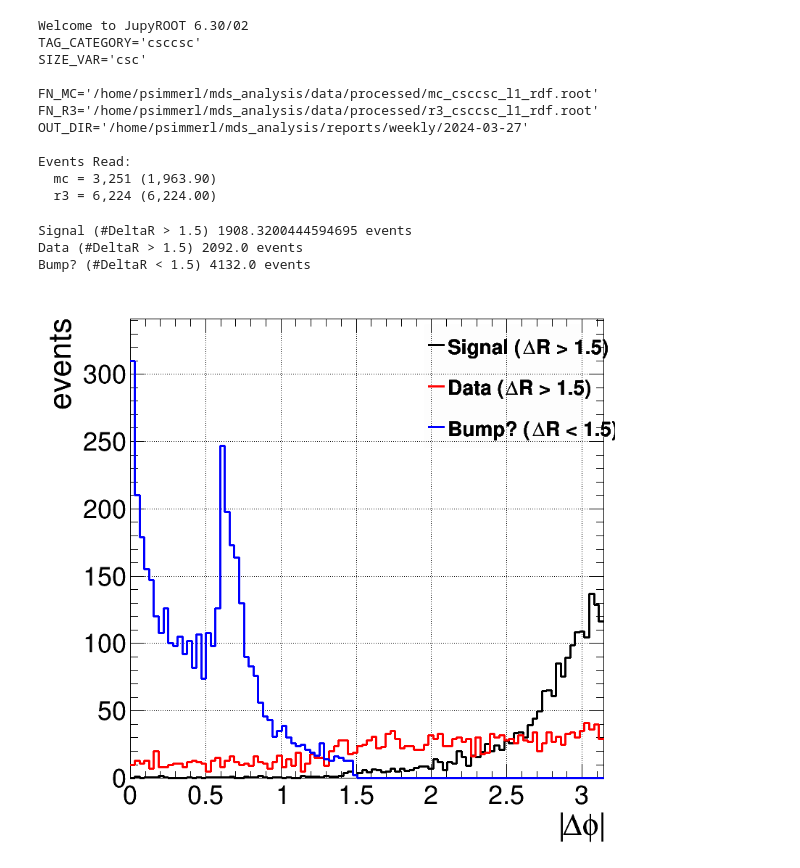
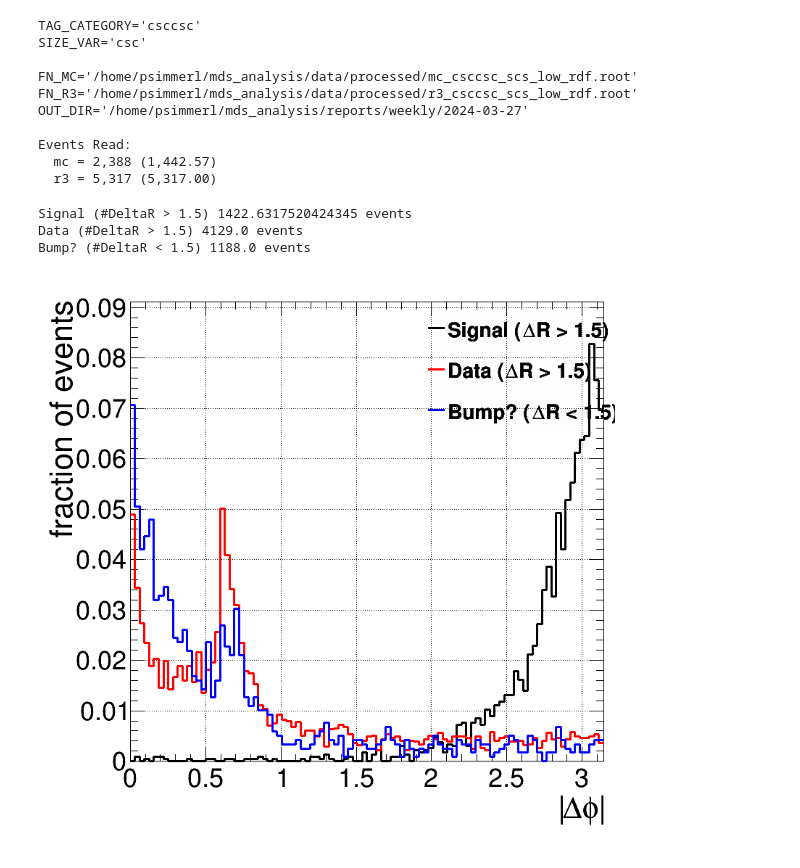
Before and after one commit to cms-lpc-llp/mds_analysis, a Jupyter notebook: notebooks/csccsc_dphi_bump.ipynb, the cells around one changed output. Cells and saved outputs as stored; diff of their text form; code cells hidden in the pictures.

```diff
--- a/notebooks/csccsc_dphi_bump.ipynb
+++ b/notebooks/csccsc_dphi_bump.ipynb
@@ -65,8 +65,8 @@ FN_R3 = f'{DATA_DIR}/processed/r3_{TAG_CATEGORY}_scs_low_rdf.root'
 # FN_MC = f'{DATA_DIR}/processed/mc_{TAG_CATEGORY}OOT_l1_rdf.root'
 # FN_R3 = f'{DATA_DIR}/processed/r3_{TAG_CATEGORY}OOT_l1_rdf.root'
 
-FN_MC = f'{DATA_DIR}/processed/mc_{TAG_CATEGORY}_l1_rdf.root'
-FN_R3 = f'{DATA_DIR}/processed/r3_{TAG_CATEGORY}_l1_rdf.root'
+# FN_MC = f'{DATA_DIR}/processed/mc_{TAG_CATEGORY}_l1_rdf.root'
+# FN_R3 = f'{DATA_DIR}/processed/r3_{TAG_CATEGORY}_l1_rdf.root'
 
 
 # **************** #
@@ -94,26 +94,28 @@ for key, rdf in rdfs.items():
     if SIZE_VAR == 'csc':
         rdf = rdf.Alias('tag_size', 'csc1Size')
         rdf = rdf.Alias('tag_ctau', 'csc1CTau')
+        rdf = rdf.Define('tag_dT', 'abs(csc0TimeWeighted - csc1TimeWeighted)')
+        # rdf = rdf.Define('tag_dT', 'csc0TimeWeighted - csc1TimeWeighted')
     elif SIZE_VAR == 'dt':
         rdf = rdf.Alias('tag_size', 'dtSize')
         rdf = rdf.Alias('tag_ctau', 'dtCTau')
+        rdf = rdf.Define('tag_dT', 'abs(cscTimeWeighted - dt_match_RPCBx_dPhi0p5)')
 
     count, weight = rdf.Count().GetValue(), rdf.Sum('weight').GetValue()
     print(f'  {key} = {count:,} ({weight:,.2f})')
 
     rdfs[key] = rdf
 # %% [output]
-Welcome to JupyROOT 6.30/02
 TAG_CATEGORY='csccsc'
 SIZE_VAR='csc'
 
-FN_MC='/home/psimmerl/mds_analysis/data/processed/mc_csccsc_l1_rdf.root'
-FN_R3='/home/psimmerl/mds_analysis/data/processed/r3_csccsc_l1_rdf.root'
+FN_MC='/home/psimmerl/mds_analysis/data/processed/mc_csccsc_scs_low_rdf.root'
+FN_R3='/home/psimmerl/mds_analysis/data/processed/r3_csccsc_scs_low_rdf.root'
 OUT_DIR='/home/psimmerl/mds_analysis/reports/weekly/2024-03-27'
 
 Events Read:
-  mc = 3,251 (1,963.90)
-  r3 = 6,224 (6,224.00)
+  mc = 2,388 (1,442.57)
+  r3 = 5,317 (5,317.00)
 # %%
 canvas = TCanvas('','',800,800)
 canvas.SetGrid()
@@ -133,30 +135,31 @@ form =(txy_label,100,0,np.pi)
 
 # **** #
 
-# no cut
-# Signal 1442.5667192685069 events
-# Data 5317.0 events
+dphi_cut = '1.0 < tag_dPhi'
+bump_cut = '(0.55 < tag_dPhi) && (tag_dPhi < 0.8)'
+# bump_cut = 'tag_dR < 1'
 
-dphi_cut = '1.0 < tag_dPhi'
-# Signal 1430.4849209496751 events
-# Data 1578.0 events
-# bump_cut = '(0.55 < tag_dPhi) && (tag_dPhi < 0.8)'
-bump_cut = 'tag_dR < 1'
-
-better_bcut = '(csc1MaxStationRatio < 0.9)'
-# Signal 738.8019671965594 events
-# Data 602.0 events
+better_bcut = '-1 < tag_dPhi'
+better_bcut = '1.0 < tag_dPhi'
+better_bcut = ''
+better_bcut = '(1.0 < tag_dPhi) && (csc1MaxStationRatio < 0.9)'
 better_bcut = '!((csc1NStation10  == 1) && (csc1AvgStation10 > 2.5))'
-# Signal 1308.4587579294748 events
-# Data 3951.0 events
+better_bcut = f'(1.0 < tag_dPhi) && !((csc1NStation10  == 1) && (csc1AvgStation10 > 2.5))'
+better_bcut = f'(csc1MaxStationRatio < 0.9) && !((csc1NStation10  == 1) && (csc1AvgStation10 > 2.5))'
+better_bcut = f'(1.0 < tag_dPhi) && (csc1MaxStationRatio < 0.9) && !((csc1NStation10  == 1) && (csc1AvgStation10 > 2.5))'
+# better_bcut = f'{dphi_cut} && (csc1MaxStationRatio < 0.9) && !((csc1NStation10  == 1) && (csc1AvgStation10 > 2.5))'
 # better_bcut = f'{dphi_cut} && (csc1MaxStationRatio < 0.9) && !((csc1NStation10  == 1) && (csc1AvgStation10 > 2.5))'
 # Signal 735.1774277009099 events
 # Data 547.0 events
 # better_bcut = f'{dphi_cut} && !((csc1NStation10  == 1) && (csc1AvgStation10 > 2.5))'
-better_bcut = '!((csc1AvgStation10  == 4) && (csc1MaxStationRatio > 0.7))'
+# better_bcut = '!((csc1AvgStation10  == 4) && (csc1MaxStationRatio > 0.7))'
 
-better_bcut = 'tag_dEta > 0.5'
-better_bcut = 'tag_dR > 1.5'#0.9'
+# better_bcut = 'tag_dEta > 0.5'
+# better_bcut = 'tag_dR > 1.5'#0.9'
+
+better_bcut = 'tag_dT < 4'
+# better_bcut = '(tag_dPhi > 1.0) && (tag_dT < 4)'
+
 
 # **** #
 
@@ -164,50 +167,50 @@ better_bcut = 'tag_dR > 1.5'#0.9'
 # h2 = rdfs['r3'].Filter(dphi_cut).Histo1D(('Data',*form),xv,wt).GetValue()
 # hhs = [h1,h2]
 
-h1 = rdfs['mc'].Histo1D(('Signal',*form),xv,wt).GetValue()
-h2 = rdfs['r3'].Histo1D(('Data',*form),xv,wt).GetValue()
-# h2 = rdfs['r3'].Filter(f'{better_bcut}').Histo1D(('Data',*form),xv,wt).GetValue()
-# h3 = rdfs['r3'].Filter(bump_cut).Histo1D(('Bump (Data)',*form),xv,wt).GetValue()
-# h3 = rdfs['r3'].Filter(bump_cut).Histo1D(('Bump (Data)',*form),xv,wt).GetValue()
-h3 = rdfs['r3'].Filter(f'!({better_bcut})').Histo1D(('Bump?',*form),xv,wt).GetValue()
-hhs = [h1,h2,h3]
+# h1 = rdfs['mc'].Histo1D(('Signal',*form),xv,wt).GetValue()
+# h2 = rdfs['r3'].Histo1D(('Data',*form),xv,wt).GetValue()
+# # h2 = rdfs['r3'].Filter(f'{better_bcut}').Histo1D(('Data',*form),xv,wt).GetValue()
+# # h3 = rdfs['r3'].Filter(bump_cut).Histo1D(('Bump (Data)',*form),xv,wt).GetValue()
+# # h3 = rdfs['r3'].Filter(bump_cut).Histo1D(('Bump (Data)',*form),xv,wt).GetValue()
+# h3 = rdfs['r3'].Filter(f'!({better_bcut})').Histo1D(('Bump?',*form),xv,wt).GetValue()
+# hhs = [h1,h2,h3]
 
 
 h1 = rdfs['mc'].Filter(better_bcut).Histo1D(('Signal (#DeltaR > 1.5)',*form),xv,wt).GetValue()
 h2 = rdfs['r3'].Filter(better_bcut).Histo1D(('Data (#DeltaR > 1.5)',*form),xv,wt).GetValue()
 h3 = rdfs['r3'].Filter(f'!({better_bcut})').Histo1D(('Bump? (#DeltaR < 1.5)',*form),xv,wt).GetValue()
 hhs = [h1,h2, h3]
 
 
 hmax = max([h.GetMaximum() for h in hhs])
-# hmax = max([h.GetMaximum() / h.Integral() if h.Integral() else 0 for h in hhs])
+hmax = max([h.GetMaximum() / h.Integral() if h.Integral() else 0 for h in hhs])
 for ih, hh in enumerate(hhs):
     nev = hh.Integral()
     print(hh.GetName(), nev, 'events')
     if hmax < 1 and nev:
         hh.Scale(1/hh.Integral())
         hh.GetYaxis().SetTitle('fraction of events')
     hh.SetMinimum(0)
     hh.SetMaximum(hmax*1.1)
     hh.SetLineColor(SCL[ih])
     hh.SetLineWidth(3)
     hh.Draw('hist same')
     legend.AddEntry(hh, hh.GetName(), 'L')
 
 # l = TLine(1.0,0,1.0,hmax*1.1)
 # l.SetLineColor(rt.kMagenta)
 # l.SetLineWidth(3)
 # l.Draw()
 
 legend.Draw()
 
 legend.Draw()
 canvas.Draw()
 # %% [output]
-Signal (#DeltaR > 1.5) 1908.3200444594695 events
-Data (#DeltaR > 1.5) 2092.0 events
-Bump? (#DeltaR < 1.5) 4132.0 events
+Signal (#DeltaR > 1.5) 1422.6317520424345 events
+Data (#DeltaR > 1.5) 4129.0 events
+Bump? (#DeltaR < 1.5) 1188.0 events
-[figure, old version]
+[figure, new version]
 # %%
 # Dirty f-test to find potential variables
 vars = {str(c):0 for c in rdfs['r3'].GetColumnNames()}
```
Also changed, not shown: parts of 6 cells of this notebook, 10 other files.
